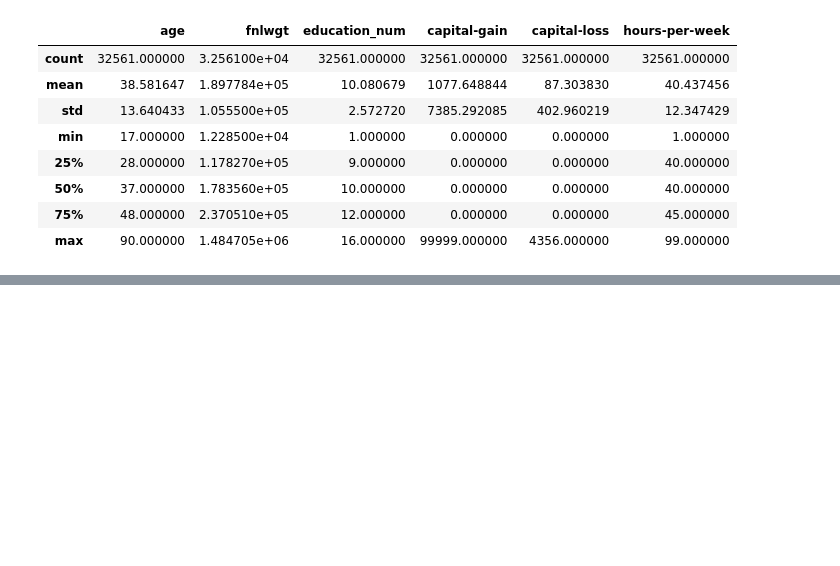
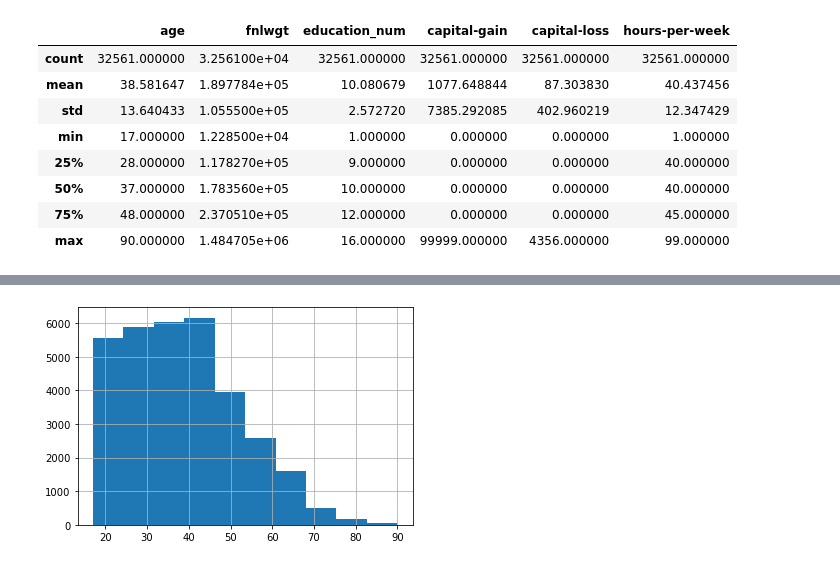
Before and after one commit to pandeysudip/income-prediction, a Jupyter notebook: data_cleaning.ipynb, the cells around one changed output, grey strips where cells are left out. Saved outputs shown, nothing was run; the diff lists cells and outputs as text; code cells hidden in the pictures; blank space fills up the shorter version.

```diff
--- a/data_cleaning.ipynb
+++ b/data_cleaning.ipynb
@@ -120,0 +140,6 @@ df_income.to_csv('Resources/clean_data.csv', index=False)
+# %%
+#Age
+df_income['age'].hist()
+plt.show()
+# %% [output]
+[figure, added]
```
Also changed, not shown: parts of 11 cells of this notebook.
